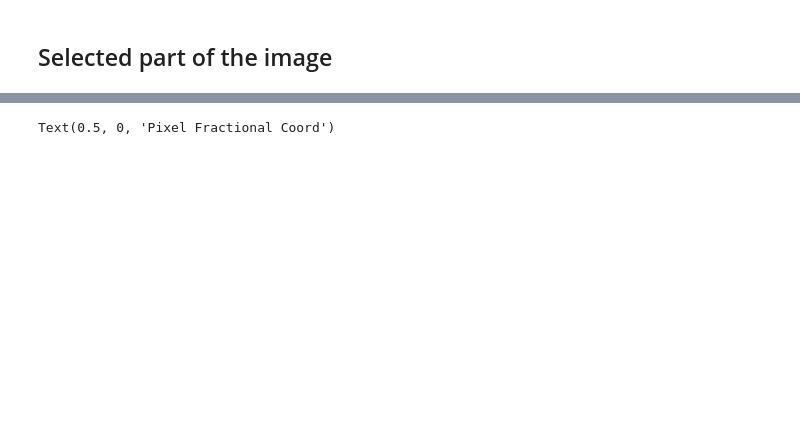
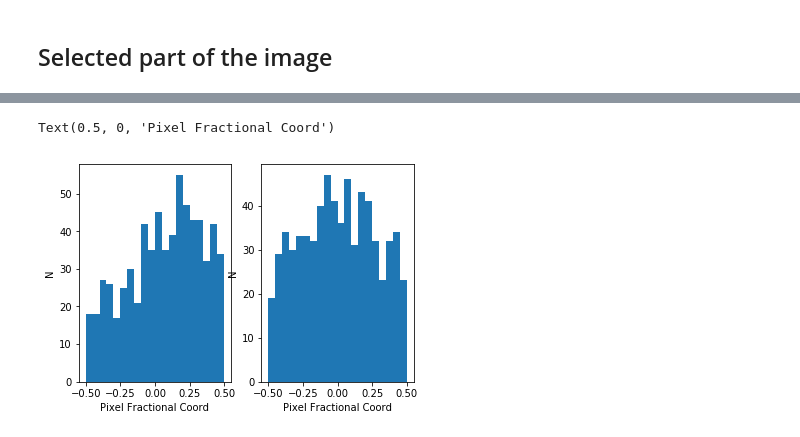
Before and after one commit to NSLS-II/centroids, a Jupyter notebook: examples/Single_Photon_Test.ipynb, the cells around one changed output, grey strips where cells are left out. Saved outputs shown, nothing was run; the diff lists cells and outputs as text; code cells hidden in the pictures; blank space fills up the shorter version.

```diff
--- a/examples/Single_Photon_Test.ipynb
+++ b/examples/Single_Photon_Test.ipynb
@@ -135,7 +177,7 @@ yfrac_fit = df['Fit Y'] - np.asarray(df['Fit Y'], dtype=int)
 # %%
 fig, ax = plt.subplots(1,2)
-ax[0].hist(xfrac_fit, bins=20)
-ax[1].hist(yfrac_fit, bins=20)
+ax[0].hist(xfrac_fit, bins=20, range=(-0.5, 0.5))
+ax[1].hist(yfrac_fit, bins=20, range=(-0.5, 0.5))
 ax[0].set_ylabel('N')
 ax[0].set_xlabel('Pixel Fractional Coord')
 ax[1].set_ylabel('N')
@@ -146,2 +186,3 @@ ax[1].set_xlabel('Pixel Fractional Coord')
 Text(0.5, 0, 'Pixel Fractional Coord')
+[figure, added]
 # %%
```
Also changed, not shown: parts of 22 cells of this notebook, 8 other files.
